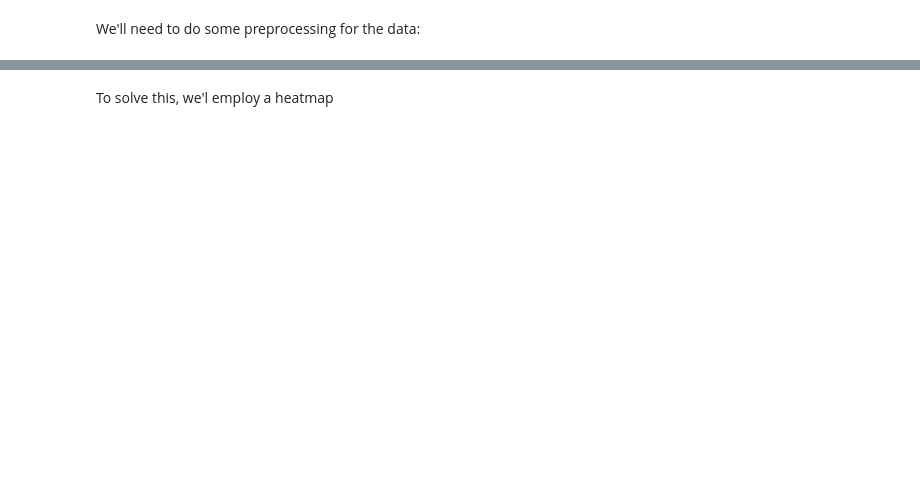
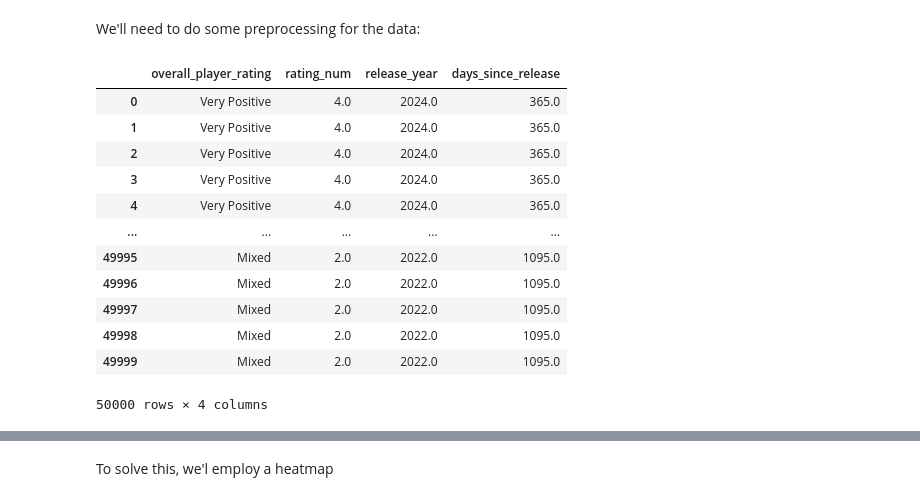
Before and after one commit to sjsu-cs133-f25/gamers-steamreviews-games, a Jupyter notebook: notebooks/05_extra.ipynb, the cells around one changed output, grey strips where cells are left out. Cells and saved outputs as stored; diff of their text form; code cells hidden in the pictures; blank space fills up the shorter version.

```diff
--- a/notebooks/05_extra.ipynb
+++ b/notebooks/05_extra.ipynb
@@ -27,26 +45,42 @@ We'll need to do some preprocessing for the data:
 # %%
 steamdataset["genres"] = steamdataset["genres"].apply(
     lambda x: ast.literal_eval(x) if isinstance(x, str) else x
 )
 
-steamdataset["release_year"] = steamdataset["release_date"].dt.year
+steamdataset["release_year"] = steamdataset["release_date"].astype(str).str[-4:]
+steamdataset["release_year"] = pd.to_numeric(steamdataset["release_year"], errors="coerce")
 
 rating_map = {
     'Overwhelmingly Positive': 5,
     'Very Positive': 4,
     'Positive': 3,
     'Mixed': 2,
     'Negative': 1,
     'Very Negative': 0
 }
 steamdataset["rating_num"] = steamdataset["overall_player_rating"].map(rating_map)
 
 #days since release (relative to when this code is run)
+current_year = pd.Timestamp.today().year
 steamdataset["days_since_release"] = (
-    pd.Timestamp.today() - steamdataset["release_date"]
-).dt.days
+    (current_year - steamdataset["release_year"]) * 365
+)
 
-steamdataset[["overall_player_rating", "rating_num", "release_year", "days_since_release"]].head()
+steamdataset[["overall_player_rating", "rating_num", "release_year", "days_since_release"]].head(50000)
+# %% [output]
+|  | overall_player_rating | rating_num | release_year | days_since_release |
+| 0 | Very Positive | 4.0 | 2024.0 | 365.0 |
+| 1 | Very Positive | 4.0 | 2024.0 | 365.0 |
+| 2 | Very Positive | 4.0 | 2024.0 | 365.0 |
+| 3 | Very Positive | 4.0 | 2024.0 | 365.0 |
+| 4 | Very Positive | 4.0 | 2024.0 | 365.0 |
+| ... | ... | ... | ... | ... |
+| 49995 | Mixed | 2.0 | 2022.0 | 1095.0 |
+| 49996 | Mixed | 2.0 | 2022.0 | 1095.0 |
+| 49997 | Mixed | 2.0 | 2022.0 | 1095.0 |
+| 49998 | Mixed | 2.0 | 2022.0 | 1095.0 |
+| 49999 | Mixed | 2.0 | 2022.0 | 1095.0 |
+50000 rows × 4 columns
 # %% [markdown]
 ### Graph 1
 
```
Also changed, not shown: parts of 4 cells of this notebook.
